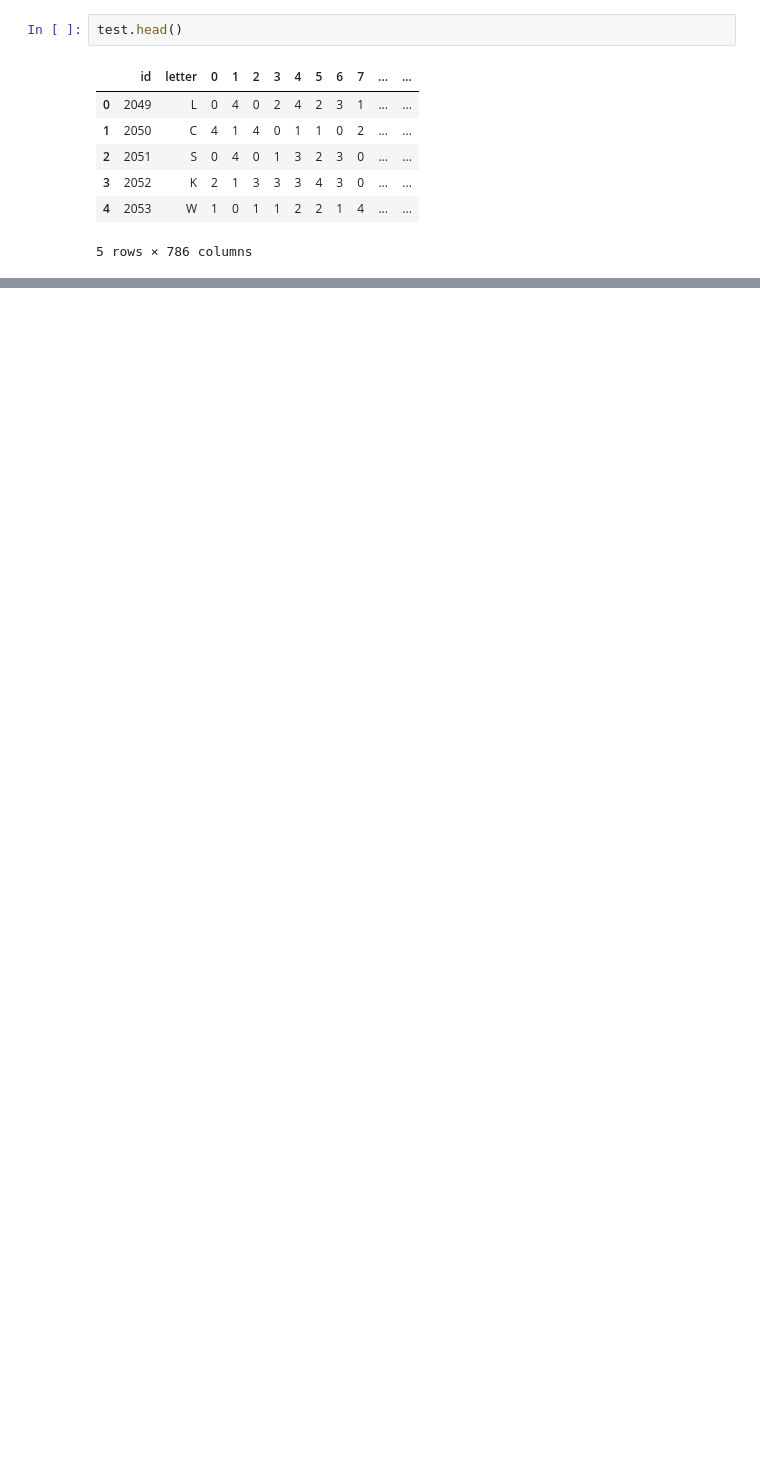
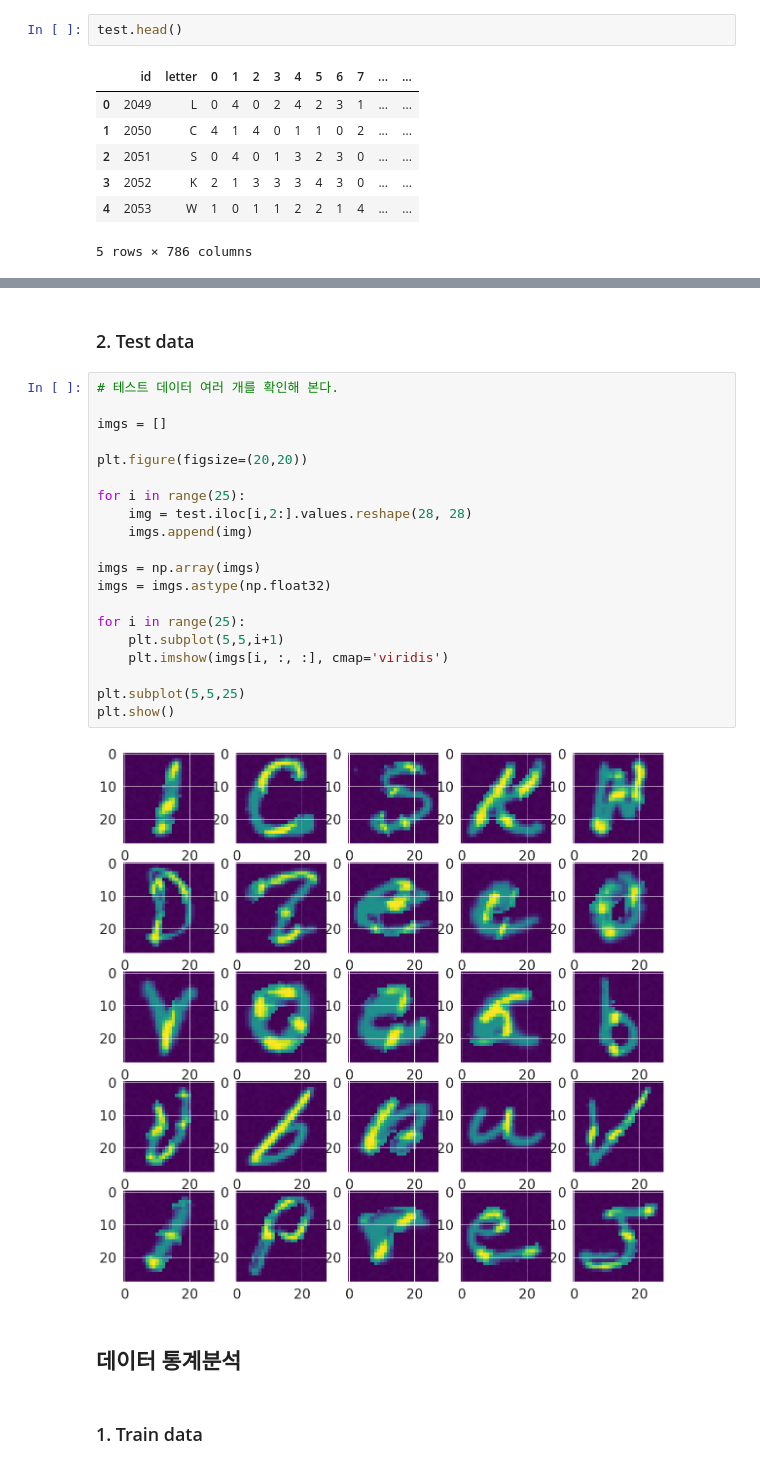
Before and after one commit to KerryKim/Dacon-emnist_digit_prediction, a Jupyter notebook: eda_emnist.ipynb, the cells around one changed output, grey strips where cells are left out. Cells and saved outputs as stored; diff of their text form; blank space fills up the shorter version.

```diff
--- a/eda_emnist.ipynb
+++ b/eda_emnist.ipynb
@@ -676,0 +148,28 @@ submission.to_csv('second_submission.csv', index=False) # 0.6960784314%
+# %% [markdown]
+### 2. Test data
+# %%
+# 테스트 데이터 여러 개를 확인해 본다.
+
+imgs = []
+
+plt.figure(figsize=(20,20))
+
+for i in range(25):
+    img = test.iloc[i,2:].values.reshape(28, 28)
+    imgs.append(img)
+
+imgs = np.array(imgs)
+imgs = imgs.astype(np.float32)
+
+for i in range(25):
+    plt.subplot(5,5,i+1)
+    plt.imshow(imgs[i, :, :], cmap='viridis')
+
+plt.subplot(5,5,25)
+plt.show()
+# %% [output]
+[figure, added]
+# %% [markdown]
+## 데이터 통계분석
+# %% [markdown]
+### 1. Train data
```
Also changed, not shown: parts of 98 cells of this notebook, 11 other files.
